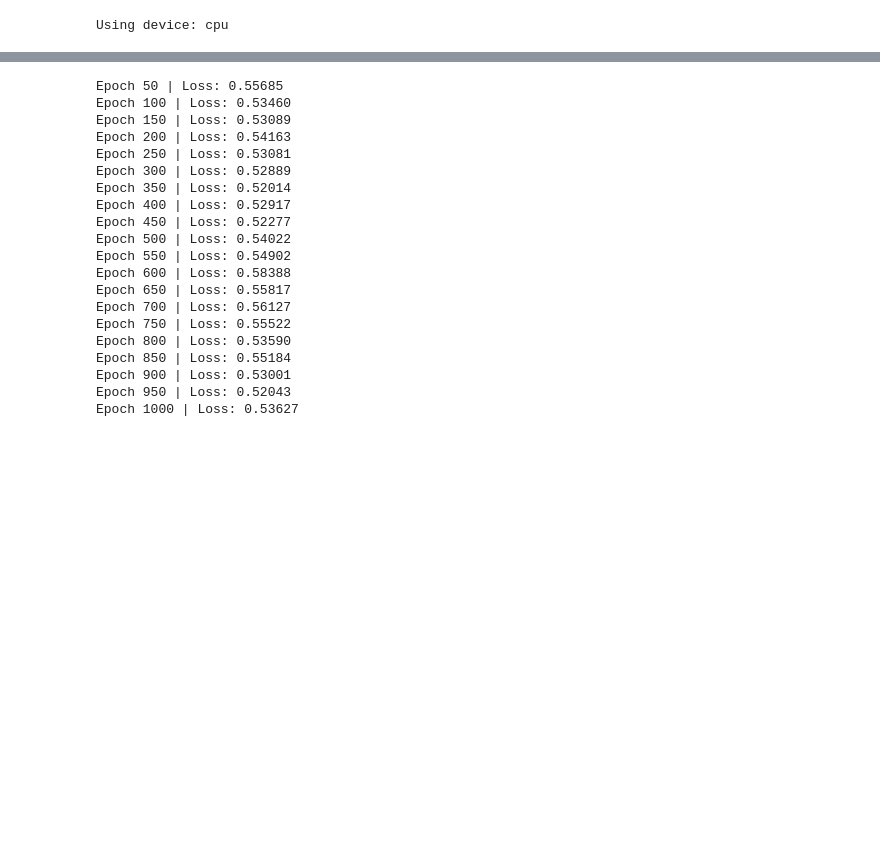
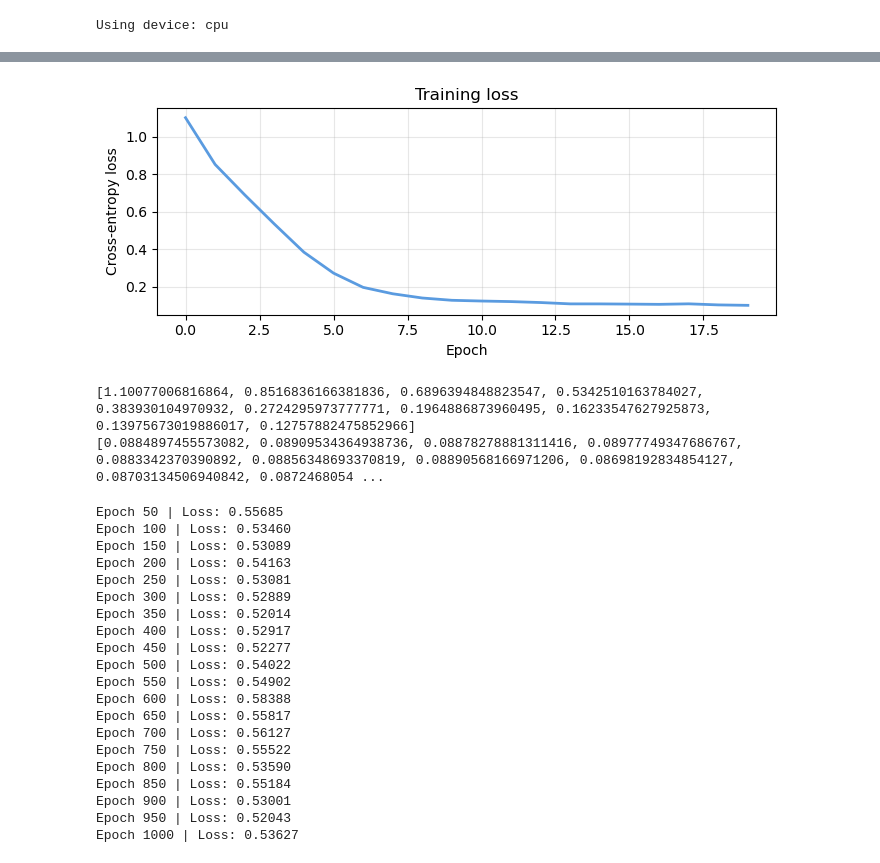
Before and after one commit to ismail-kaizoko/GenAI-101, a Jupyter notebook: LLM102_transformers.ipynb, the cells around one changed output, grey strips where cells are left out. Drawn from its saved outputs; the diff is of its cells as text; code cells hidden in the pictures; blank space fills up the shorter version.

```diff
--- a/LLM102_transformers.ipynb
+++ b/LLM102_transformers.ipynb
@@ -104,9 +266,9 @@ class TinyTransformer(nn.Module):
         self,
         vocab_size: int = VOCAB_SIZE,
         embed_dim:  int = 32,
-        n_heads:    int = 2,
-        n_layers:   int = 2,
-        seq_len:    int = 11,
+        n_heads:    int = 4,
+        n_layers:   int = 3,
+        seq_len:    int = 17,
         dropout:    float = 0.1,
     ):
         super().__init__()
@@ -170,7 +332,7 @@ def train(model, loader, epochs=30, lr=3e-3, ckpt_dir="checkpoints"):
         avg = total_loss / len(loader)
         history.append(avg)
 
-        if (epoch + 1) % 5 == 0:
+        if (epoch + 1) % 10 == 0:
             print(f"Epoch {epoch+1:3d}/{epochs} | Loss: {avg:.4f}")
 
             # ── Save checkpoint every 5 epochs ──────────────────────────────
@@ -189,16 +351,16 @@ def train(model, loader, epochs=30, lr=3e-3, ckpt_dir="checkpoints"):
     return history
 # %%
 # ── Data ─────────────────────────────────────────────────────────────────
-dataset    = SequenceDataset(n_samples=8000, seq_len=12)
+dataset    = SequenceDataset(n_samples=600, seq_len=18)
 loader     = DataLoader(dataset, batch_size=128, shuffle=True)
 
 # ── Model ────────────────────────────────────────────────────────────────
 model = TinyTransformer(
     vocab_size=VOCAB_SIZE,
     embed_dim=32,
-    n_heads=2,
-    n_layers=2,
-    seq_len=11,
+    n_heads=4,
+    n_layers=3,
+    seq_len=17,
 ).to(device)
 print(f"Parameters: {sum(p.numel() for p in model.parameters()):,}")
 # %% [output]
@@ -206,4 +368,4 @@ Parameters: 17,700
 # %%
-# ── Train ────────────────────────────────────────────────────────────────
-history = train(model, loader, epochs=100, lr=3e-3)
+# ── Train ─────────────────────────────────────────
+history = train(model, loader, epochs=100, lr=1e-3)
 # %% [output]
@@ -265,3 +465,11 @@ Epoch 1000 | Loss: 0.58615
+# %%
+plot_loss(history[:20])
+print(history[:10])
+print(history[-10:])
+# %% [output]
+[figure, added]
+[1.10077006816864, 0.8516836166381836, 0.6896394848823547, 0.5342510163784027, 0.383930104970932, 0.2724295973777771, 0.1964886873960495, 0.16233547627925873, 0.13975673019886017, 0.12757882475852966]
+[0.0884897455573082, 0.08909534364938736, 0.08878278881311416, 0.08977749347686767, 0.0883342370390892, 0.08856348693370819, 0.08890568166971206, 0.08698192834854127, 0.08703134506940842, 0.0872468054 ...
 # %%
 optimizer = torch.optim.Adam(model.parameters(), lr=3e-2)
 
```
Also changed, not shown: parts of 15 cells of this notebook.
